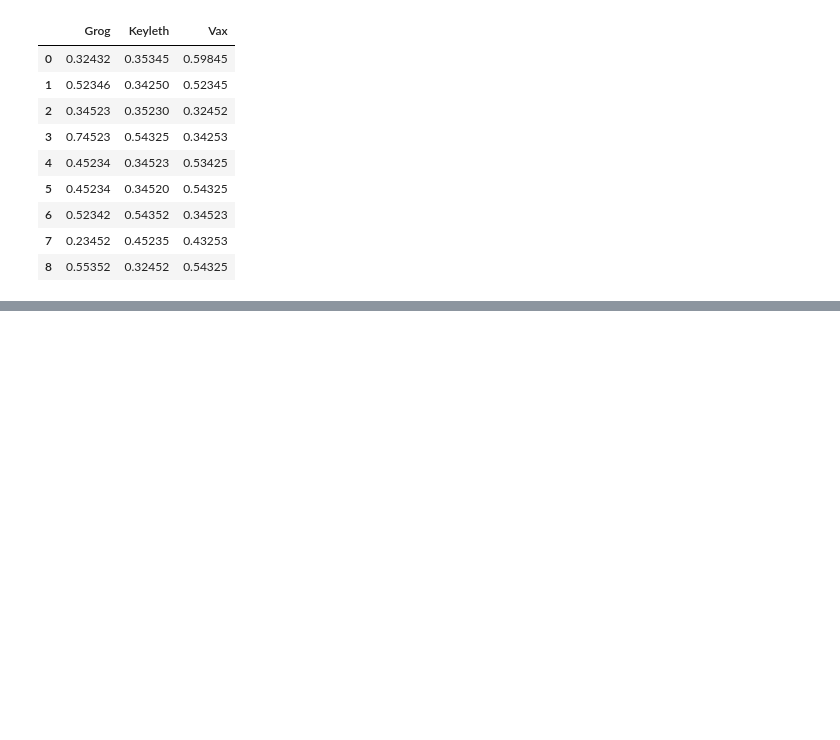
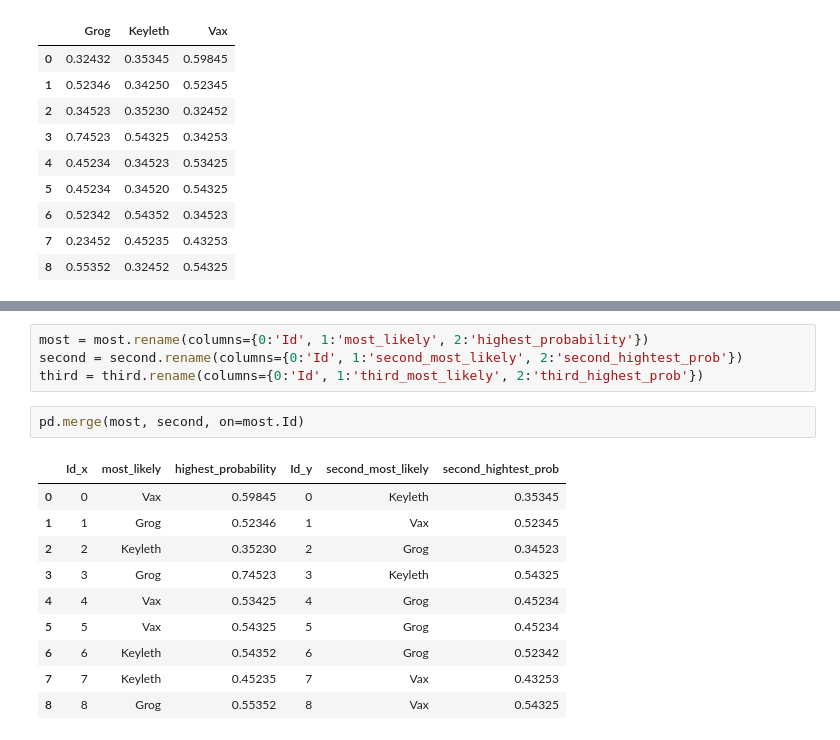
Before and after one commit to BarnetteME1/SF-Crime-Prediction, a Jupyter notebook: Dummy to Factor.ipynb, the cells around one changed output, grey strips where cells are left out. Drawn from its saved outputs; the diff is of its cells as text; blank space fills up the shorter version.

```diff
--- a/Dummy to Factor.ipynb
+++ b/Dummy to Factor.ipynb
@@ -47,0 +71,17 @@ prob_to_column(Critical_Role)
+# %%
+most = most.rename(columns={0:'Id', 1:'most_likely', 2:'highest_probability'})
+second = second.rename(columns={0:'Id', 1:'second_most_likely', 2:'second_hightest_prob'})
+third = third.rename(columns={0:'Id', 1:'third_most_likely', 2:'third_highest_prob'})
+# %%
+pd.merge(most, second, on=most.Id)
+# %% [output]
+|  | Id_x | most_likely | highest_probability | Id_y | second_most_likely | second_hightest_prob |
+| 0 | 0 | Vax | 0.59845 | 0 | Keyleth | 0.35345 |
+| 1 | 1 | Grog | 0.52346 | 1 | Vax | 0.52345 |
+| 2 | 2 | Keyleth | 0.35230 | 2 | Grog | 0.34523 |
+| 3 | 3 | Grog | 0.74523 | 3 | Keyleth | 0.54325 |
+| 4 | 4 | Vax | 0.53425 | 4 | Grog | 0.45234 |
+| 5 | 5 | Vax | 0.54325 | 5 | Grog | 0.45234 |
+| 6 | 6 | Keyleth | 0.54352 | 6 | Grog | 0.52342 |
+| 7 | 7 | Keyleth | 0.45235 | 7 | Vax | 0.43253 |
+| 8 | 8 | Grog | 0.55352 | 8 | Vax | 0.54325 |
```
Also changed, not shown: parts of 7 cells of this notebook, 3 other files.
